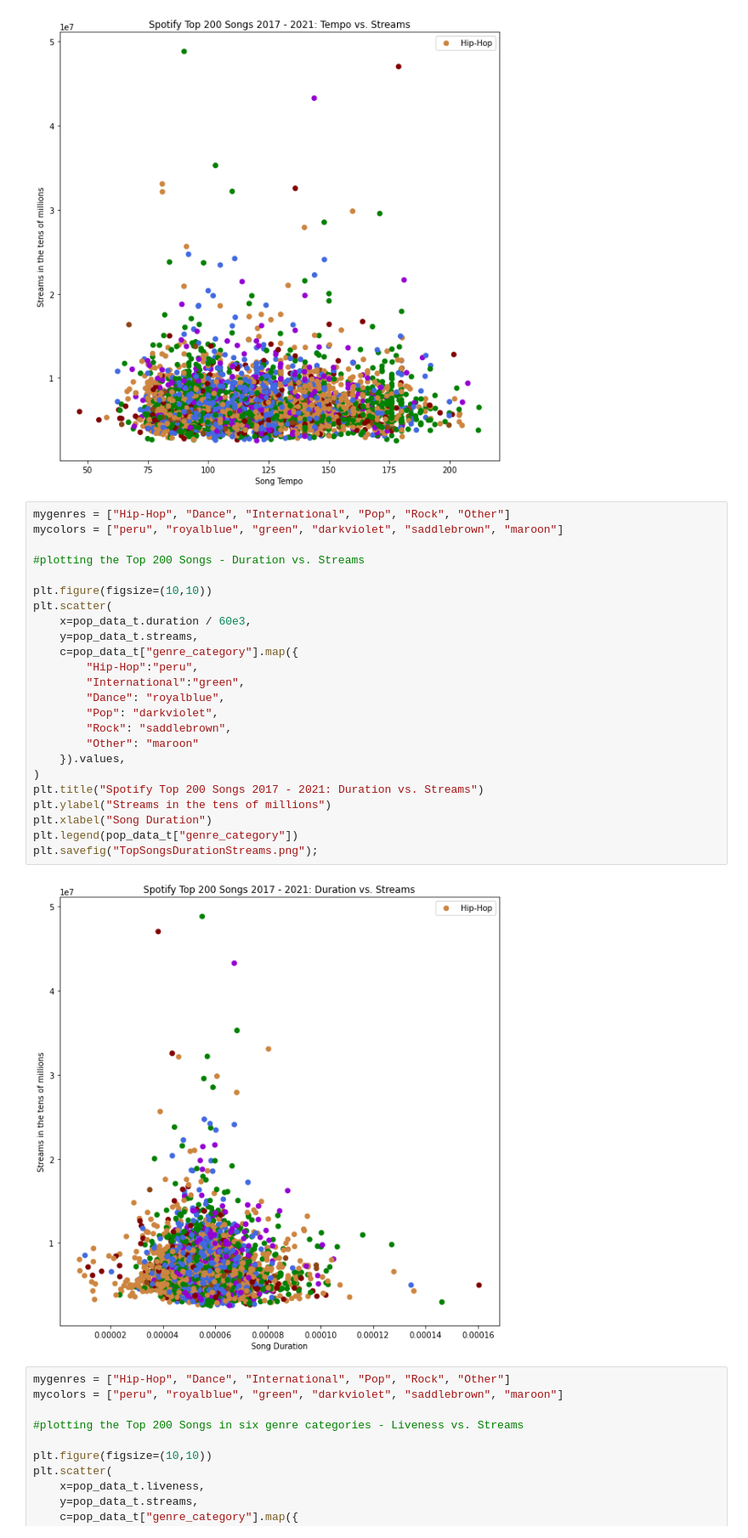
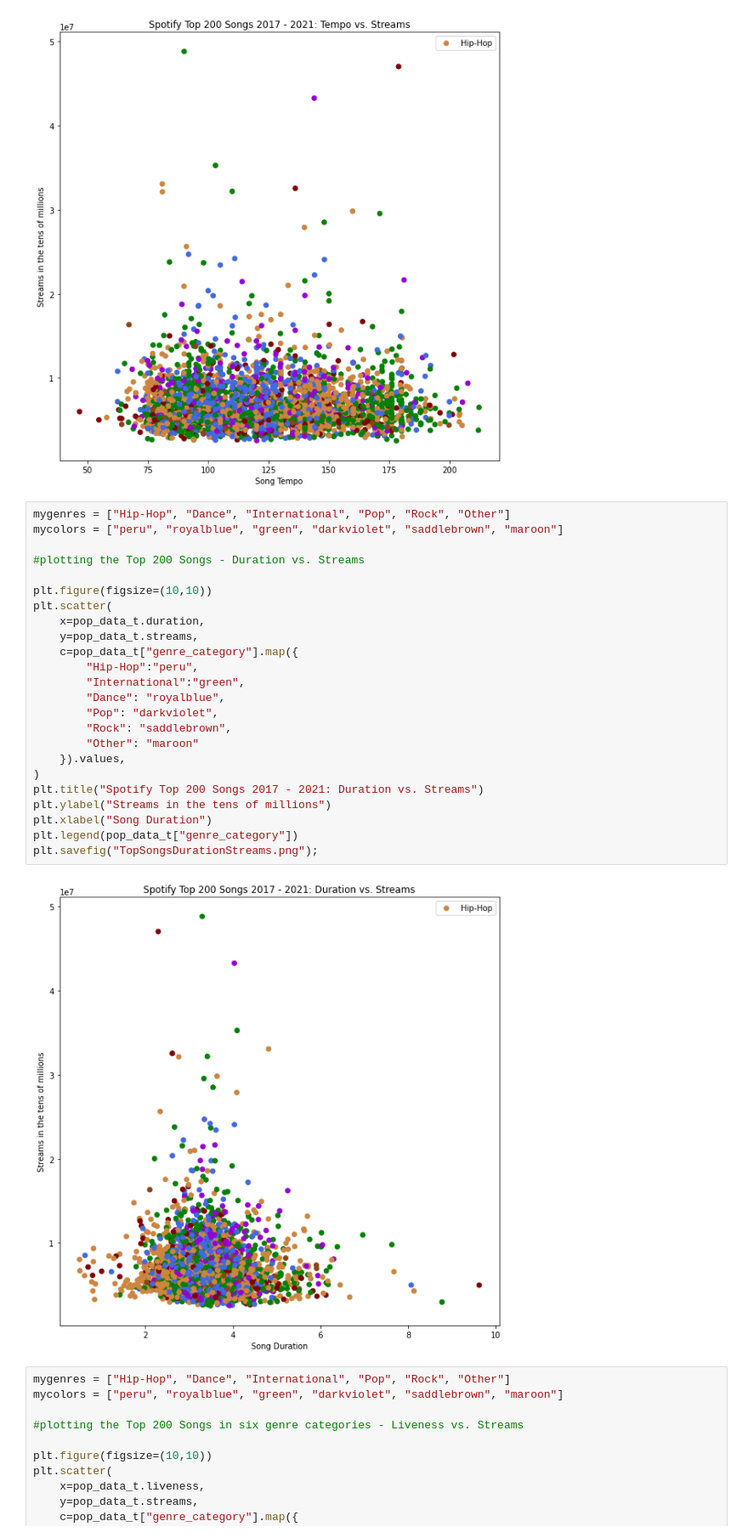
Before and after one commit to lo-cadogie/Project-1, a Jupyter notebook: FollowTempoDuration.ipynb, the cells around one changed output. Shown at 85% size. Drawn from its saved outputs; the diff is of its cells as text.

Commit message:
corrected the duration axis of the overall duration v streams plot

```diff
--- a/FollowTempoDuration.ipynb
+++ b/FollowTempoDuration.ipynb
@@ -126,29 +126,29 @@ plt.savefig("TopSongsTempoStreams.png")
 # %%
 mygenres = ["Hip-Hop", "Dance", "International", "Pop", "Rock", "Other"]
 mycolors = ["peru", "royalblue", "green", "darkviolet", "saddlebrown", "maroon"]
 
 #plotting the Top 200 Songs - Duration vs. Streams
 
 plt.figure(figsize=(10,10))
 plt.scatter(
-    x=pop_data_t.duration / 60e3,
+    x=pop_data_t.duration,
     y=pop_data_t.streams,
     c=pop_data_t["genre_category"].map({
         "Hip-Hop":"peru",
         "International":"green",
         "Dance": "royalblue",
         "Pop": "darkviolet",
         "Rock": "saddlebrown",
         "Other": "maroon"
     }).values,
 )
 plt.title("Spotify Top 200 Songs 2017 - 2021: Duration vs. Streams")
 plt.ylabel("Streams in the tens of millions")
 plt.xlabel("Song Duration")
 plt.legend(pop_data_t["genre_category"])
 plt.savefig("TopSongsDurationStreams.png");
 # %% [output]
-[figure, old version]
+[figure, new version]
 # %%
 mygenres = ["Hip-Hop", "Dance", "International", "Pop", "Rock", "Other"]
 mycolors = ["peru", "royalblue", "green", "darkviolet", "saddlebrown", "maroon"]
```
Also changed, not shown: parts of 2 cells of this notebook, 1 other file.
